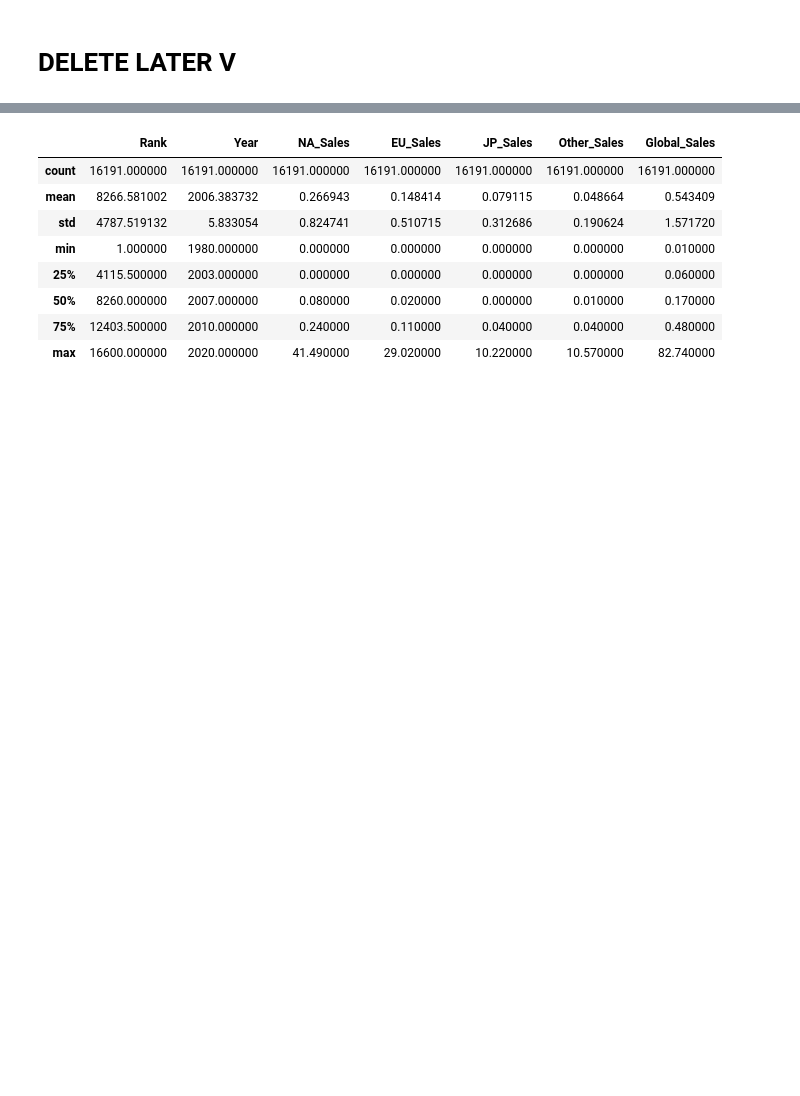
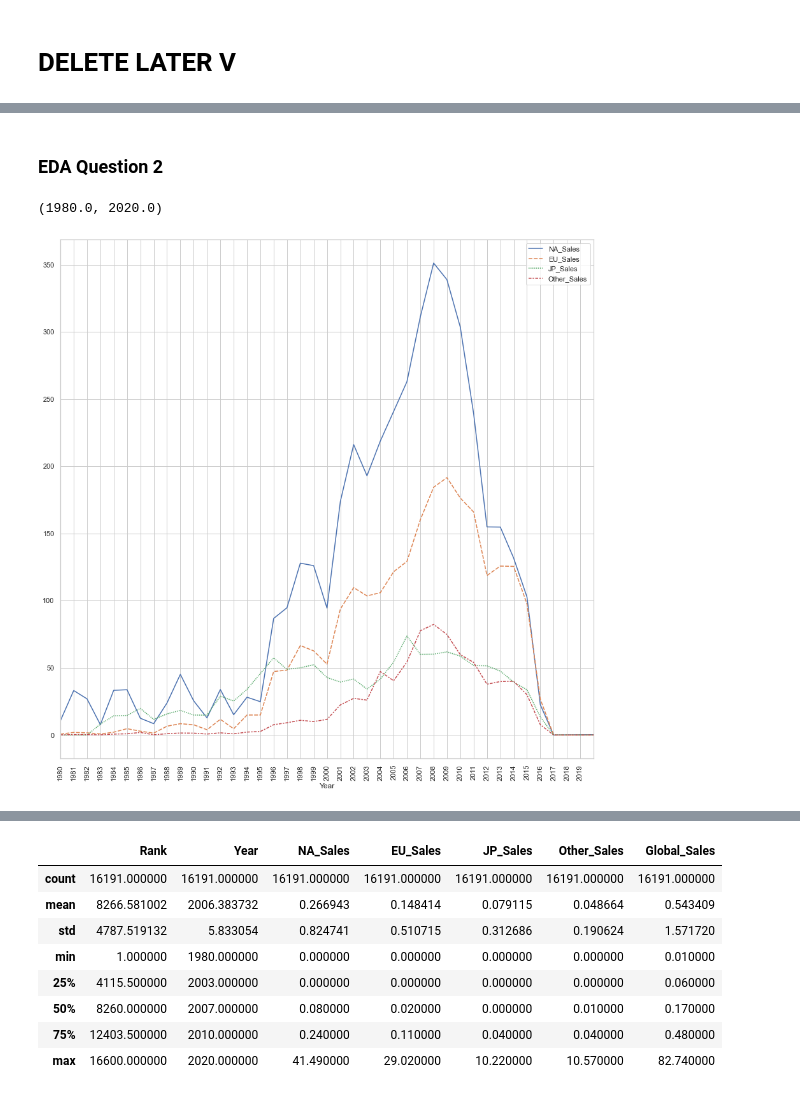
Before and after one commit to chadiTurk/CSMODELProject1, a Jupyter notebook: Phase 1.ipynb, the cells around one changed output, grey strips where cells are left out. Saved outputs shown, nothing was run; the diff lists cells and outputs as text; code cells hidden in the pictures; blank space fills up the shorter version.

```diff
--- a/Phase 1.ipynb
+++ b/Phase 1.ipynb
@@ -209,0 +289,15 @@ Text(0.5, 1.0, 'Average of Global Sales')
+# %% [markdown]
+### EDA Question 2
+# %%
+games_temp = games.groupby(["Year"]).sum()
+games_temp.drop(columns = ["Global_Sales","Rank"],inplace = True)
+
+sns.set_theme(style="whitegrid")
+plt.figure(figsize=(15,15))
+ax = sns.lineplot(data = games_temp)
+ax.set_xticks(range(1980,2020))
+plt.xticks(rotation = 90)
+ax.set_xlim(1980,2020)
+# %% [output]
+(1980.0, 2020.0)
+[figure, added]
```
Also changed, not shown: parts of 18 cells of this notebook.
